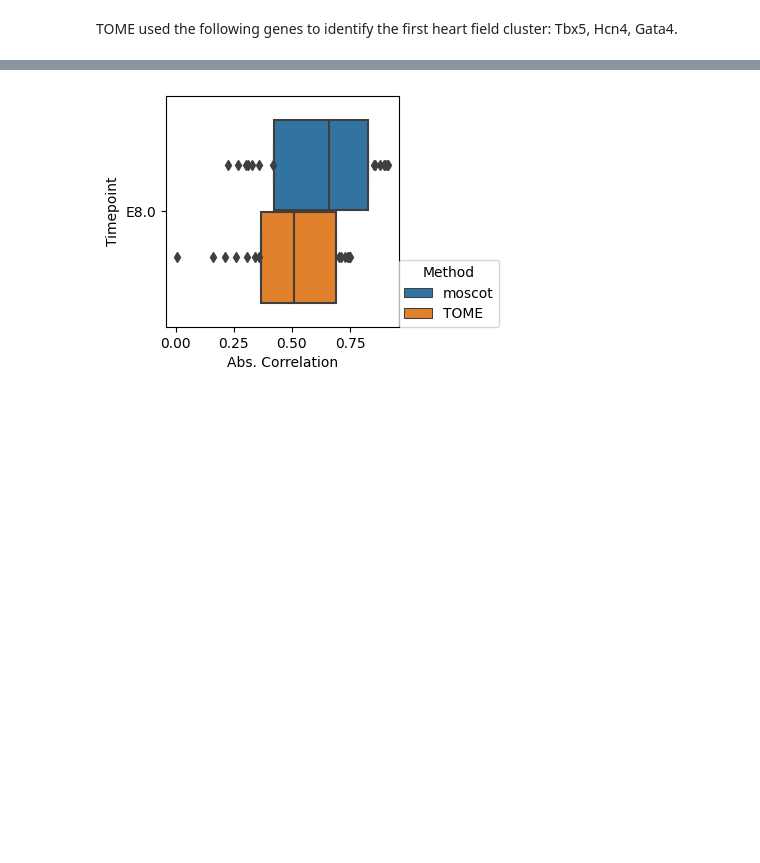
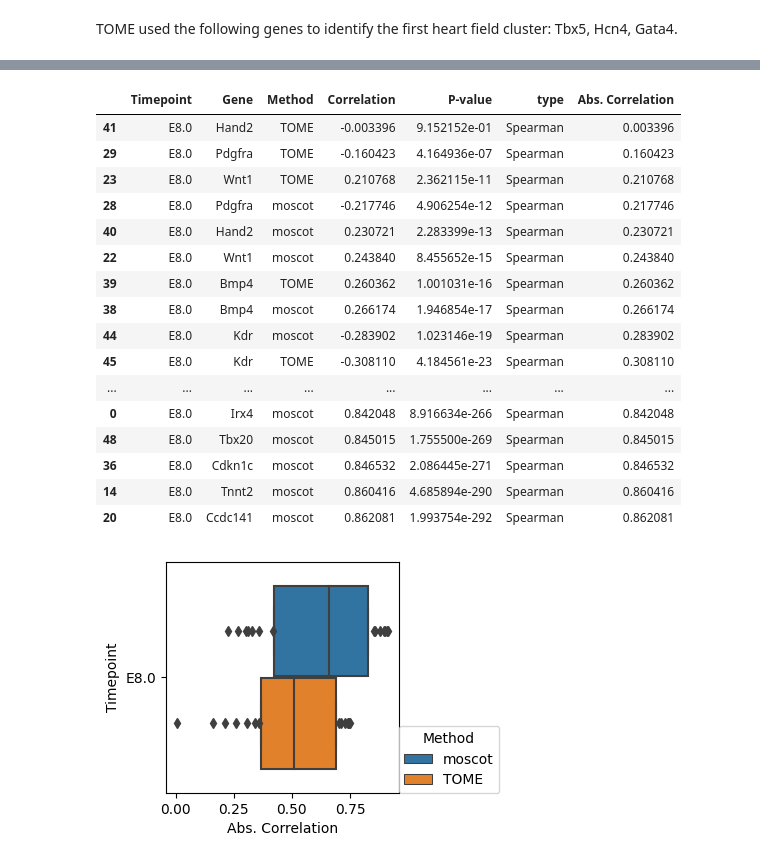
Before and after one commit to theislab/moscot-framework_reproducibility, a Jupyter notebook: notebooks/time/mouse_temporal/2a_Python_notebooks/Validation/Driver_gene_correlations/MG_06-29-2022_First_heart_field.ipynb, the cells around one changed output, grey strips where cells are left out. Drawn from its saved outputs; the diff is of its cells as text; code cells hidden in the pictures; blank space fills up the shorter version.

```diff
--- a/notebooks/time/mouse_temporal/2a_Python_notebooks/Validation/Driver_gene_correlations/MG_06-29-2022_First_heart_field.ipynb
+++ b/notebooks/time/mouse_temporal/2a_Python_notebooks/Validation/Driver_gene_correlations/MG_06-29-2022_First_heart_field.ipynb
@@ -114,3 +126,23 @@ DF.index=np.arange(len(DF))
+# %%
+DF.sort_values('Abs. Correlation')
+# %% [output]
+|  | Timepoint | Gene | Method | Correlation | P-value | type | Abs. Correlation |
+| 41 | E8.0 | Hand2 | TOME | -0.003396 | 9.152152e-01 | Spearman | 0.003396 |
+| 29 | E8.0 | Pdgfra | TOME | -0.160423 | 4.164936e-07 | Spearman | 0.160423 |
+| 23 | E8.0 | Wnt1 | TOME | 0.210768 | 2.362115e-11 | Spearman | 0.210768 |
+| 28 | E8.0 | Pdgfra | moscot | -0.217746 | 4.906254e-12 | Spearman | 0.217746 |
+| 40 | E8.0 | Hand2 | moscot | 0.230721 | 2.283399e-13 | Spearman | 0.230721 |
+| 22 | E8.0 | Wnt1 | moscot | 0.243840 | 8.455652e-15 | Spearman | 0.243840 |
+| 39 | E8.0 | Bmp4 | TOME | 0.260362 | 1.001031e-16 | Spearman | 0.260362 |
+| 38 | E8.0 | Bmp4 | moscot | 0.266174 | 1.946854e-17 | Spearman | 0.266174 |
+| 44 | E8.0 | Kdr | moscot | -0.283902 | 1.023146e-19 | Spearman | 0.283902 |
+| 45 | E8.0 | Kdr | TOME | -0.308110 | 4.184561e-23 | Spearman | 0.308110 |
+| ... | ... | ... | ... | ... | ... | ... | ... |
+| 0 | E8.0 | Irx4 | moscot | 0.842048 | 8.916634e-266 | Spearman | 0.842048 |
+| 48 | E8.0 | Tbx20 | moscot | 0.845015 | 1.755500e-269 | Spearman | 0.845015 |
+| 36 | E8.0 | Cdkn1c | moscot | 0.846532 | 2.086445e-271 | Spearman | 0.846532 |
+| 14 | E8.0 | Tnnt2 | moscot | 0.860416 | 4.685894e-290 | Spearman | 0.860416 |
+| 20 | E8.0 | Ccdc141 | moscot | 0.862081 | 1.993754e-292 | Spearman | 0.862081 |
 # %%
 fig, ax = plt.subplots(ncols=1, figsize=(3, 3))
 g=sns.boxplot(data=DF, x="Abs. Correlation", y="Timepoint", hue='Method', showfliers=True,
```
Also changed, not shown: parts of 5 cells of this notebook, 15 other files.
